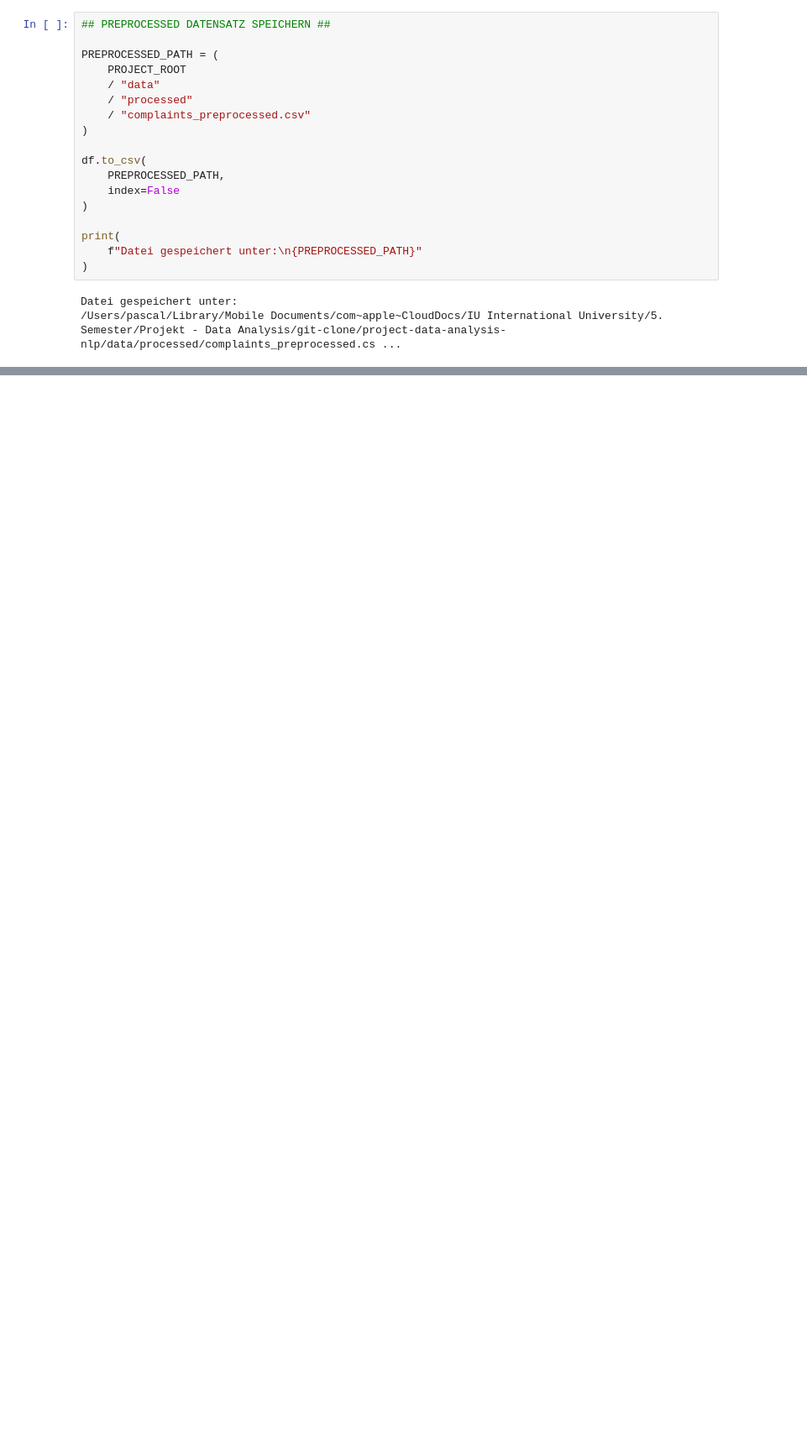
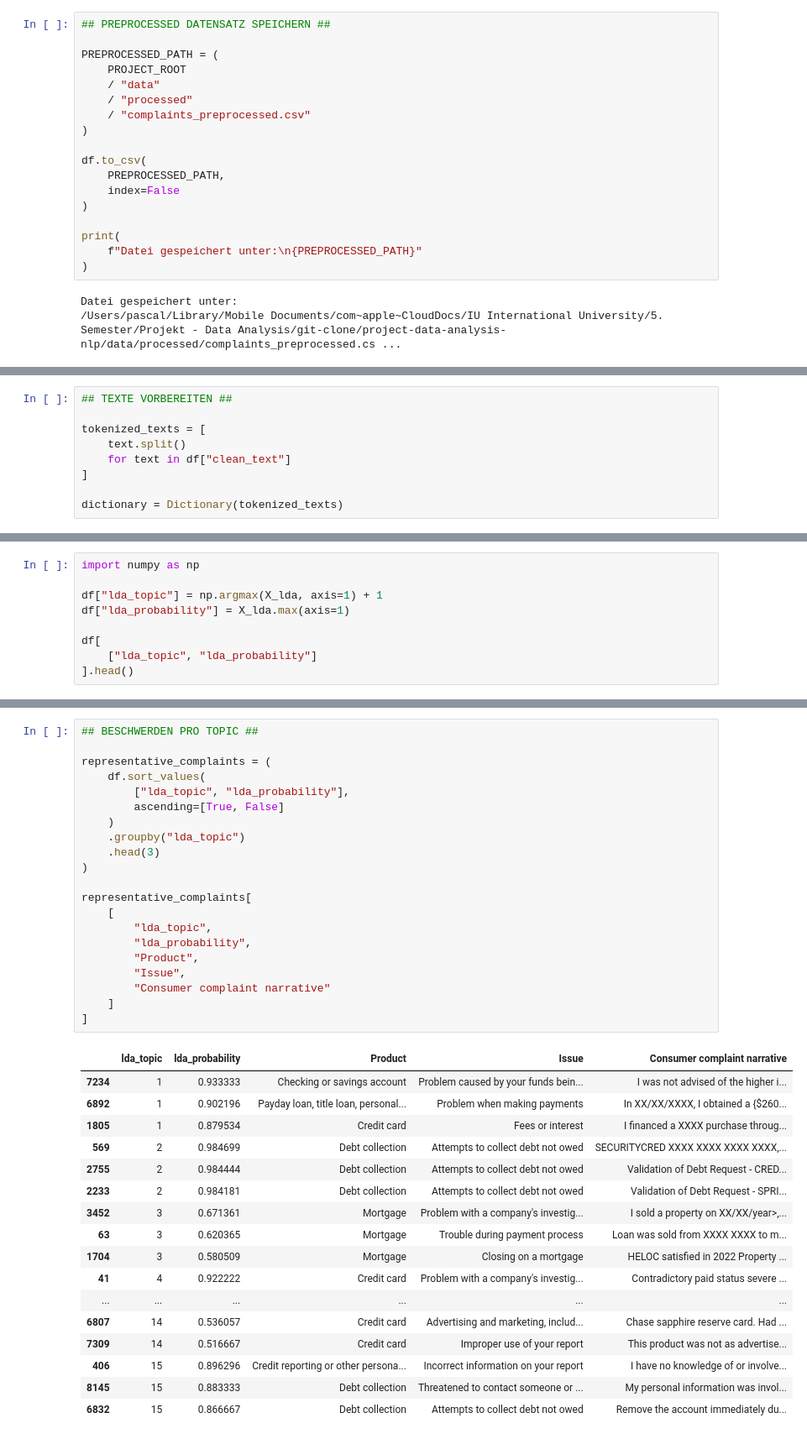
Before and after one commit to Sentixx/project-data-analysis-nlp, a Jupyter notebook: notebooks/01_analysis.ipynb, the cells around one changed output, grey strips where cells are left out. Shown at 84% size. Saved outputs shown, nothing was run; the diff lists cells and outputs as text; blank space fills up the shorter version.

```diff
--- a/notebooks/01_analysis.ipynb
+++ b/notebooks/01_analysis.ipynb
@@ -396,0 +614,9 @@ Datei gespeichert unter:
+# %%
+## TEXTE VORBEREITEN ##
+
+tokenized_texts = [
+    text.split()
+    for text in df["clean_text"]
+]
+
+dictionary = Dictionary(tokenized_texts)
@@ -396,0 +1051,9 @@ Datei gespeichert unter:
+# %%
+import numpy as np
+
+df["lda_topic"] = np.argmax(X_lda, axis=1) + 1
+df["lda_probability"] = X_lda.max(axis=1)
+
+df[
+    ["lda_topic", "lda_probability"]
+].head()
@@ -396,0 +1141,39 @@ Datei gespeichert unter:
+# %%
+## BESCHWERDEN PRO TOPIC ##
+
+representative_complaints = (
+    df.sort_values(
+        ["lda_topic", "lda_probability"],
+        ascending=[True, False]
+    )
+    .groupby("lda_topic")
+    .head(3)
+)
+
+representative_complaints[
+    [
+        "lda_topic",
+        "lda_probability",
+        "Product",
+        "Issue",
+        "Consumer complaint narrative"
+    ]
+]
+# %% [output]
+|  | lda_topic | lda_probability | Product | Issue | Consumer complaint narrative |
+| 7234 | 1 | 0.933333 | Checking or savings account | Problem caused by your funds bein... | I was not advised of the higher i... |
+| 6892 | 1 | 0.902196 | Payday loan, title loan, personal... | Problem when making payments | In XX/XX/XXXX, I obtained a {$260... |
+| 1805 | 1 | 0.879534 | Credit card | Fees or interest | I financed a XXXX purchase throug... |
+| 569 | 2 | 0.984699 | Debt collection | Attempts to collect debt not owed | SECURITYCRED XXXX XXXX XXXX XXXX,... |
+| 2755 | 2 | 0.984444 | Debt collection | Attempts to collect debt not owed | Validation of Debt Request - CRED... |
+| 2233 | 2 | 0.984181 | Debt collection | Attempts to collect debt not owed | Validation of Debt Request - SPRI... |
+| 3452 | 3 | 0.671361 | Mortgage | Problem with a company's investig... | I sold a property on XX/XX/year>,... |
+| 63 | 3 | 0.620365 | Mortgage | Trouble during payment process | Loan was sold from XXXX XXXX to m... |
+| 1704 | 3 | 0.580509 | Mortgage | Closing on a mortgage | HELOC satisfied in 2022 Property ... |
+| 41 | 4 | 0.922222 | Credit card | Problem with a company's investig... | Contradictory paid status severe ... |
+| ... | ... | ... | ... | ... | ... |
+| 6807 | 14 | 0.536057 | Credit card | Advertising and marketing, includ... | Chase sapphire reserve card. Had ... |
+| 7309 | 14 | 0.516667 | Credit card | Improper use of your report | This product was not as advertise... |
+| 406 | 15 | 0.896296 | Credit reporting or other persona... | Incorrect information on your report | I have no knowledge of or involve... |
+| 8145 | 15 | 0.883333 | Debt collection | Threatened to contact someone or ... | My personal information was invol... |
+| 6832 | 15 | 0.866667 | Debt collection | Attempts to collect debt not owed | Remove the account immediately du... |
```
Also changed, not shown: parts of 34 cells of this notebook, 9 other files.
